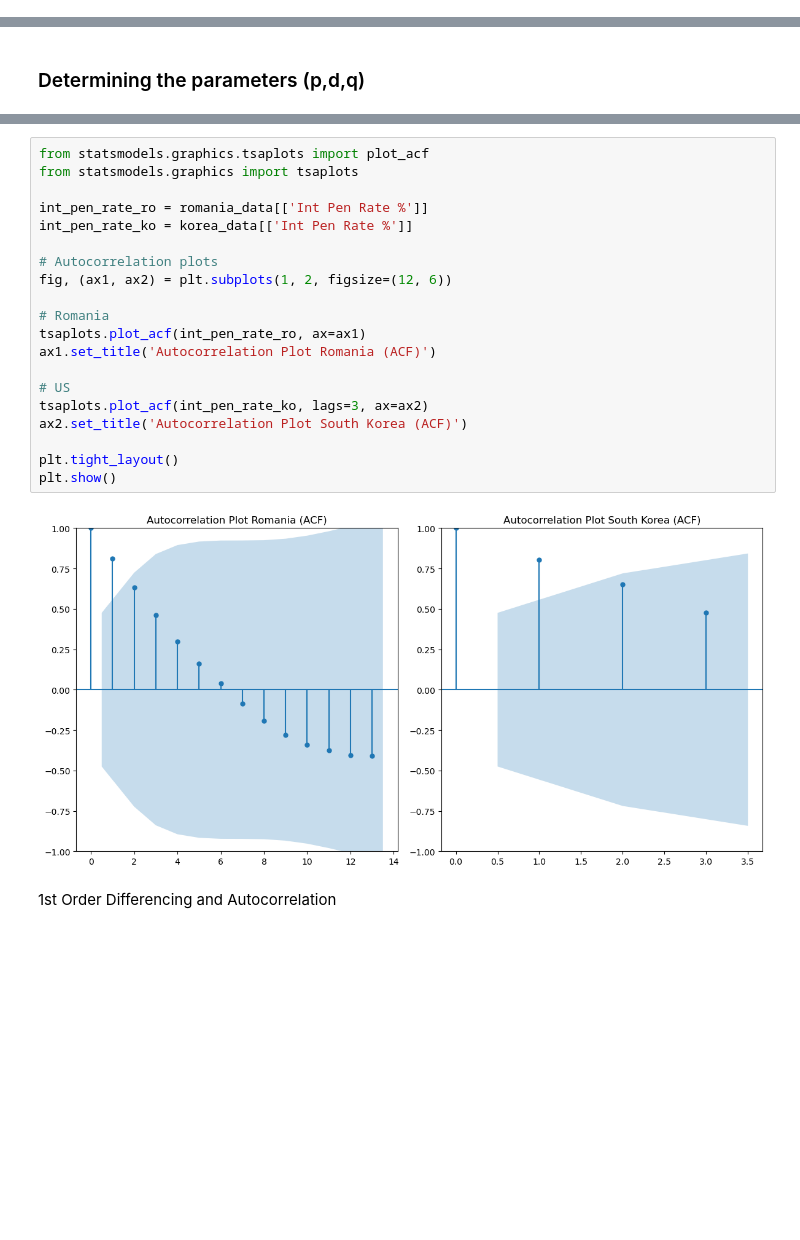
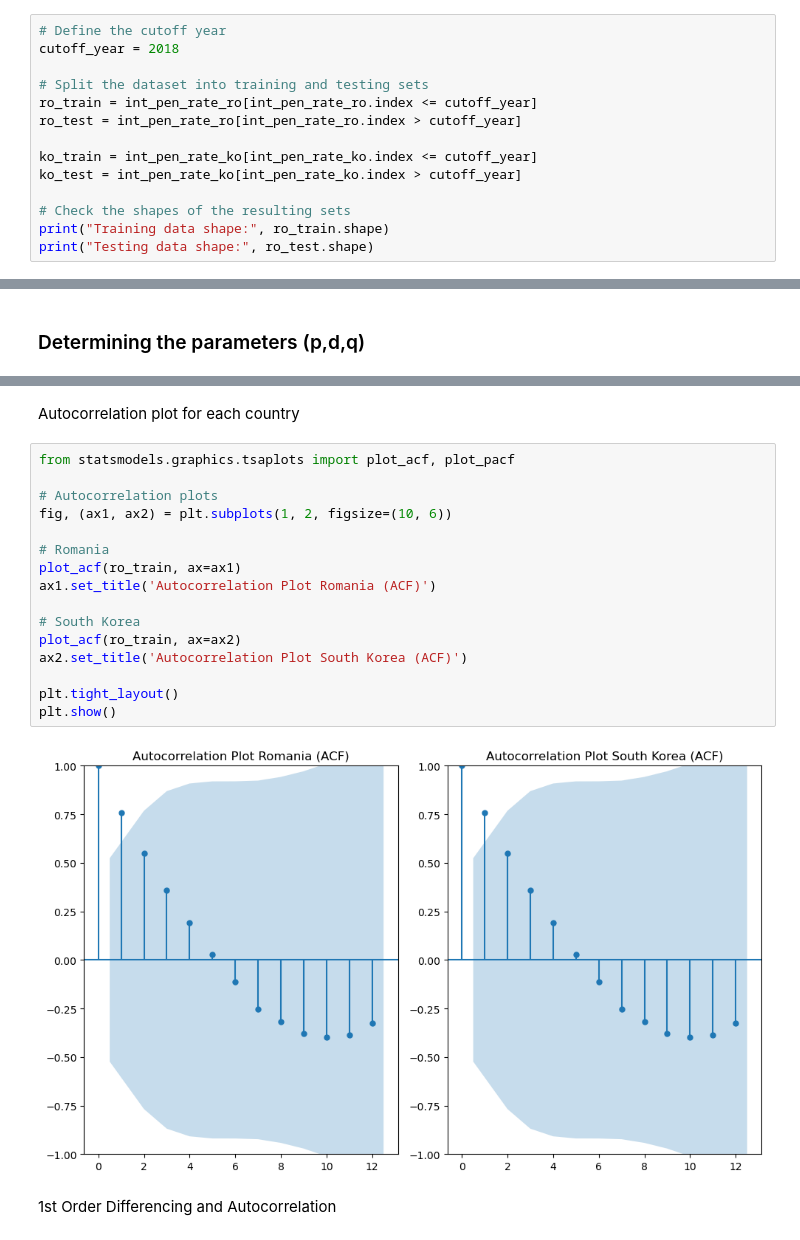
Before and after one commit to Iust1n2/Internet_Pen_Rate_Analysis, a Jupyter notebook: int_pen_rate_analysis.ipynb, the cells around one changed output, grey strips where cells are left out. Saved outputs shown, nothing was run; the diff lists cells and outputs as text; blank space fills up the shorter version.

```diff
--- a/int_pen_rate_analysis.ipynb
+++ b/int_pen_rate_analysis.ipynb
@@ -152,0 +160,14 @@ plt.show()
+# %%
+# Define the cutoff year
+cutoff_year = 2018
+
+# Split the dataset into training and testing sets
+ro_train = int_pen_rate_ro[int_pen_rate_ro.index <= cutoff_year]
+ro_test = int_pen_rate_ro[int_pen_rate_ro.index > cutoff_year]
+
+ko_train = int_pen_rate_ko[int_pen_rate_ko.index <= cutoff_year]
+ko_test = int_pen_rate_ko[int_pen_rate_ko.index > cutoff_year]
+
+# Check the shapes of the resulting sets
+print("Training data shape:", ro_train.shape)
+print("Testing data shape:", ro_test.shape)
@@ -157,25 +282,23 @@ Autocorrelation and Partial Autocorrelation
+# %% [markdown]
+Autocorrelation plot for each country
 # %%
-from statsmodels.graphics.tsaplots import plot_acf
-from statsmodels.graphics import tsaplots
-
-int_pen_rate_ro = romania_data[['Int Pen Rate %']]
-int_pen_rate_ko = korea_data[['Int Pen Rate %']]
+from statsmodels.graphics.tsaplots import plot_acf, plot_pacf
 
 # Autocorrelation plots
-fig, (ax1, ax2) = plt.subplots(1, 2, figsize=(12, 6))
+fig, (ax1, ax2) = plt.subplots(1, 2, figsize=(10, 6))
 
 # Romania
-tsaplots.plot_acf(int_pen_rate_ro, ax=ax1)
+plot_acf(ro_train, ax=ax1)
 ax1.set_title('Autocorrelation Plot Romania (ACF)')
 
-# US
-tsaplots.plot_acf(int_pen_rate_ko, lags=3, ax=ax2)
+# South Korea
+plot_acf(ro_train, ax=ax2)
 ax2.set_title('Autocorrelation Plot South Korea (ACF)')
 
 plt.tight_layout()
 plt.show()
 # %% [output]
-[figure, old version]
+[figure, new version]
 # %% [markdown]
 1st Order Differencing and Autocorrelation
 # %%
```
Also changed, not shown: parts of 58 cells of this notebook.
